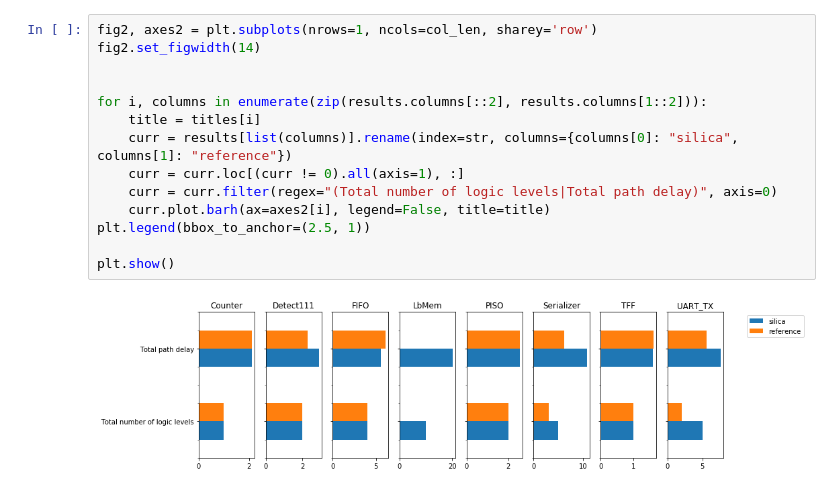
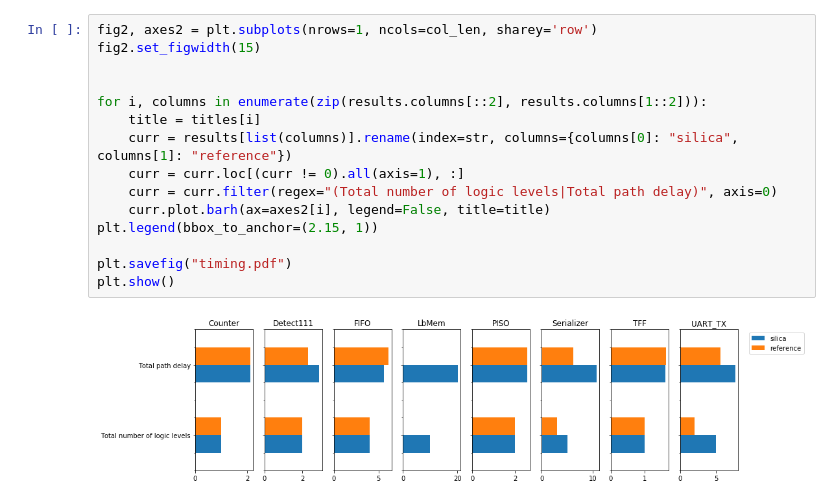
Before and after one commit to leonardt/silica, a Jupyter notebook: Evaluation.ipynb, the cells around one changed output. Cells and saved outputs as stored; diff of their text form.

Commit message:
Save figures

```diff
--- a/Evaluation.ipynb
+++ b/Evaluation.ipynb
@@ -38,16 +39,17 @@ plt.show()
 # %%
 fig2, axes2 = plt.subplots(nrows=1, ncols=col_len, sharey='row')
-fig2.set_figwidth(14)
+fig2.set_figwidth(15)
 
 
 for i, columns in enumerate(zip(results.columns[::2], results.columns[1::2])):
     title = titles[i]
     curr = results[list(columns)].rename(index=str, columns={columns[0]: "silica", columns[1]: "reference"})
     curr = curr.loc[(curr != 0).all(axis=1), :]
     curr = curr.filter(regex="(Total number of logic levels|Total path delay)", axis=0)
     curr.plot.barh(ax=axes2[i], legend=False, title=title)
-plt.legend(bbox_to_anchor=(2.5, 1))
+plt.legend(bbox_to_anchor=(2.15, 1))
 
+plt.savefig("timing.pdf")
 plt.show()
 # %% [output]
-[figure, old version]
+[figure, new version]
```
Also changed, not shown: parts of 1 cell of this notebook.
